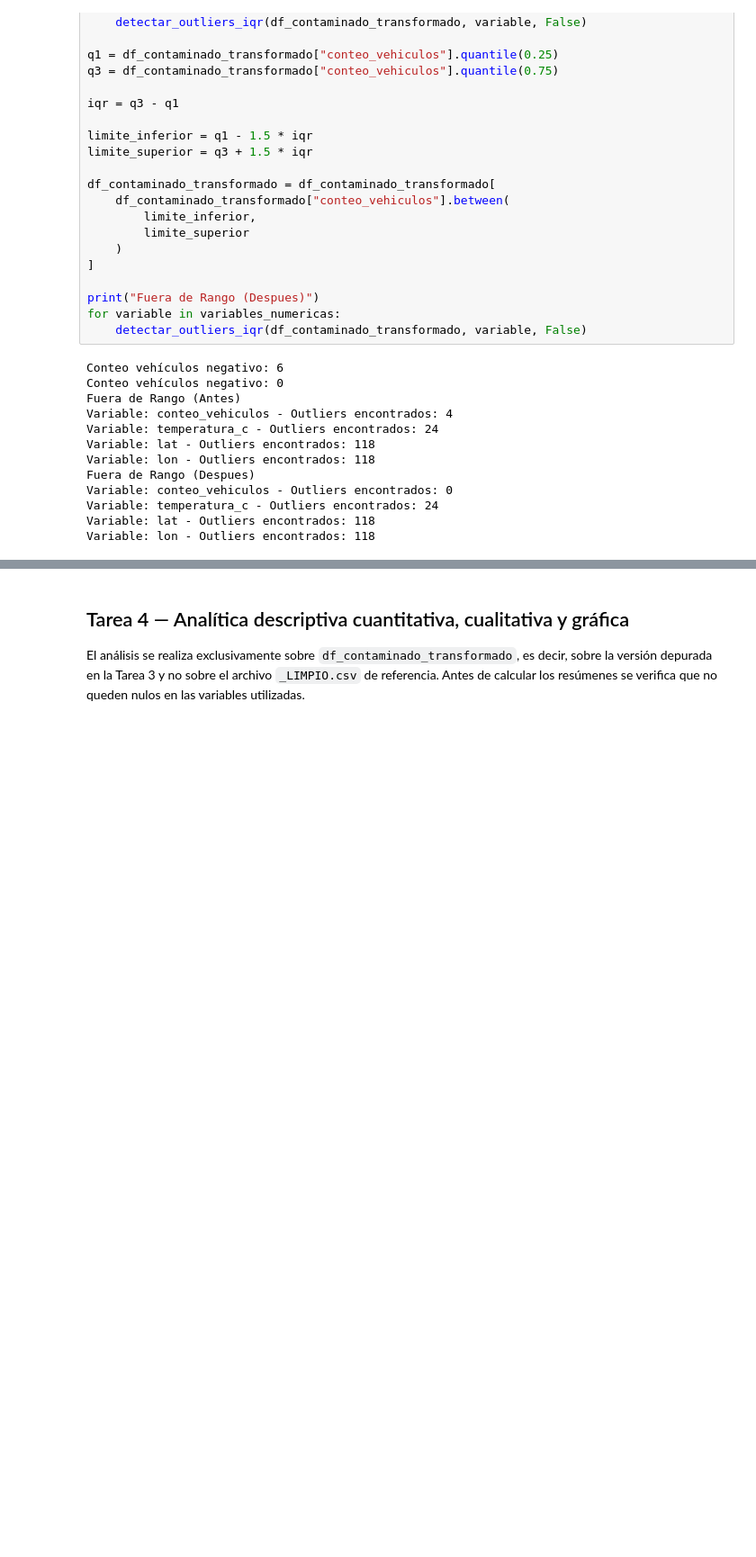
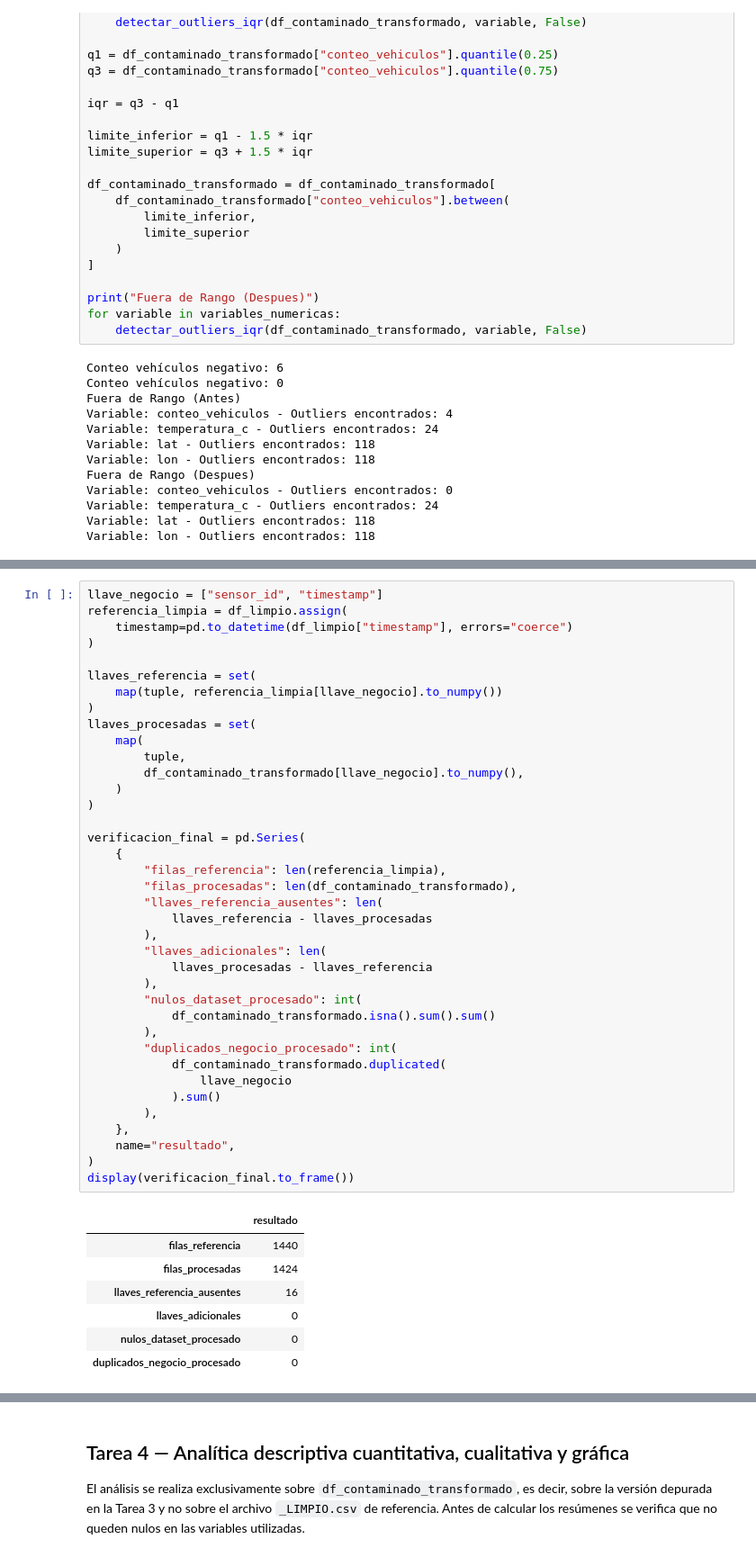
Before and after one commit to JuanFelipeRestrepoBuitrago/DataScience-Fundamentals-Activity1, a Jupyter notebook: notebooks/taller_practico_01_analisis.ipynb, the cells around one changed output, grey strips where cells are left out. Shown at 90% size. Cells and saved outputs as stored; diff of their text form; blank space fills up the shorter version.

```diff
--- a/notebooks/taller_practico_01_analisis.ipynb
+++ b/notebooks/taller_practico_01_analisis.ipynb
@@ -753,0 +962,46 @@ Archivo 'contaminado_transformado.csv' guardado correctamente.
+# %%
+llave_negocio = ["sensor_id", "timestamp"]
+referencia_limpia = df_limpio.assign(
+    timestamp=pd.to_datetime(df_limpio["timestamp"], errors="coerce")
+)
+
+llaves_referencia = set(
+    map(tuple, referencia_limpia[llave_negocio].to_numpy())
+)
+llaves_procesadas = set(
+    map(
+        tuple,
+        df_contaminado_transformado[llave_negocio].to_numpy(),
+    )
+)
+
+verificacion_final = pd.Series(
+    {
+        "filas_referencia": len(referencia_limpia),
+        "filas_procesadas": len(df_contaminado_transformado),
+        "llaves_referencia_ausentes": len(
+            llaves_referencia - llaves_procesadas
+        ),
+        "llaves_adicionales": len(
+            llaves_procesadas - llaves_referencia
+        ),
+        "nulos_dataset_procesado": int(
+            df_contaminado_transformado.isna().sum().sum()
+        ),
+        "duplicados_negocio_procesado": int(
+            df_contaminado_transformado.duplicated(
+                llave_negocio
+            ).sum()
+        ),
+    },
+    name="resultado",
+)
+display(verificacion_final.to_frame())
+# %% [output]
+|  | resultado |
+| filas_referencia | 1440 |
+| filas_procesadas | 1424 |
+| llaves_referencia_ausentes | 16 |
+| llaves_adicionales | 0 |
+| nulos_dataset_procesado | 0 |
+| duplicados_negocio_procesado | 0 |
```
Also changed, not shown: parts of 37 cells of this notebook, 7 other files.
